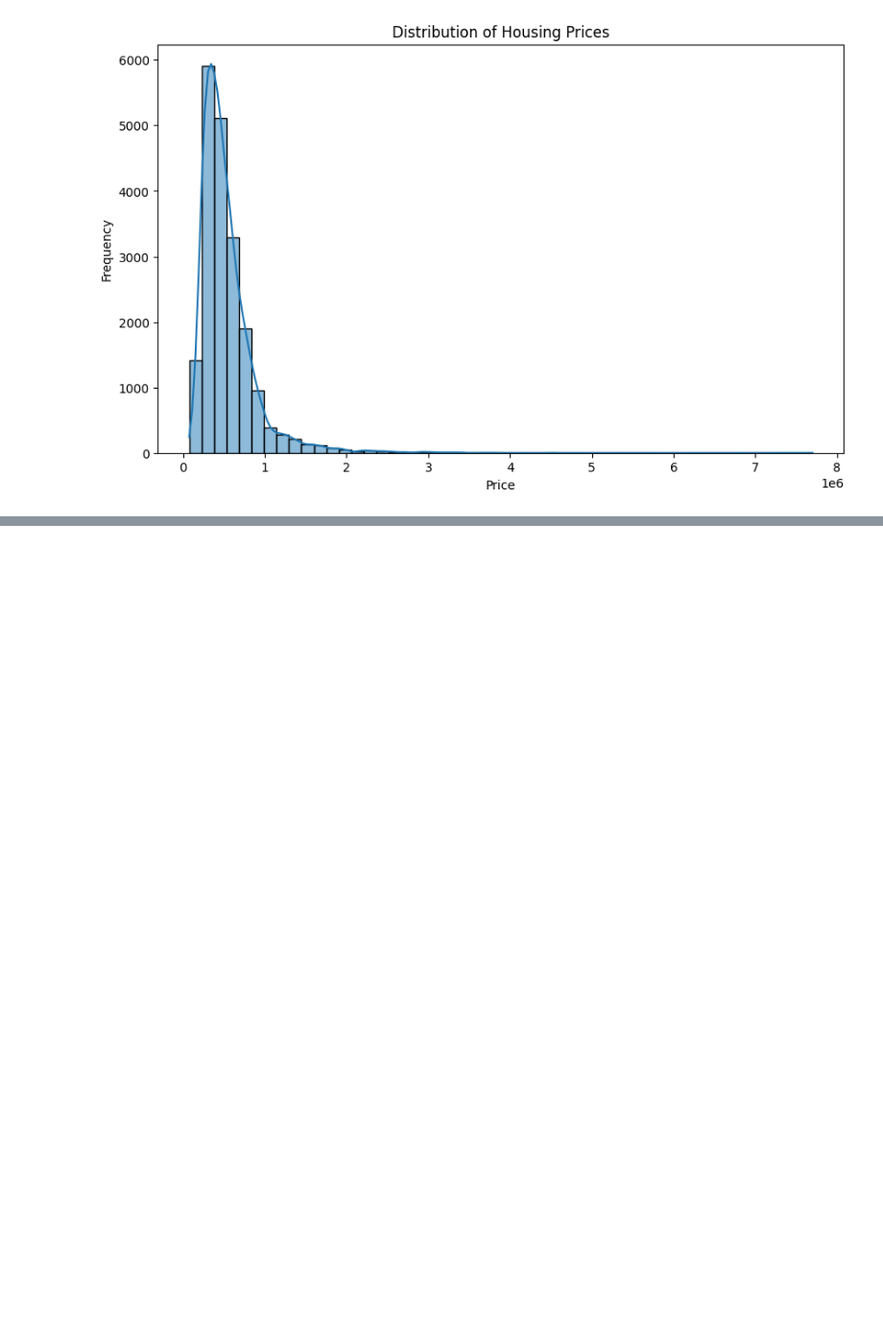
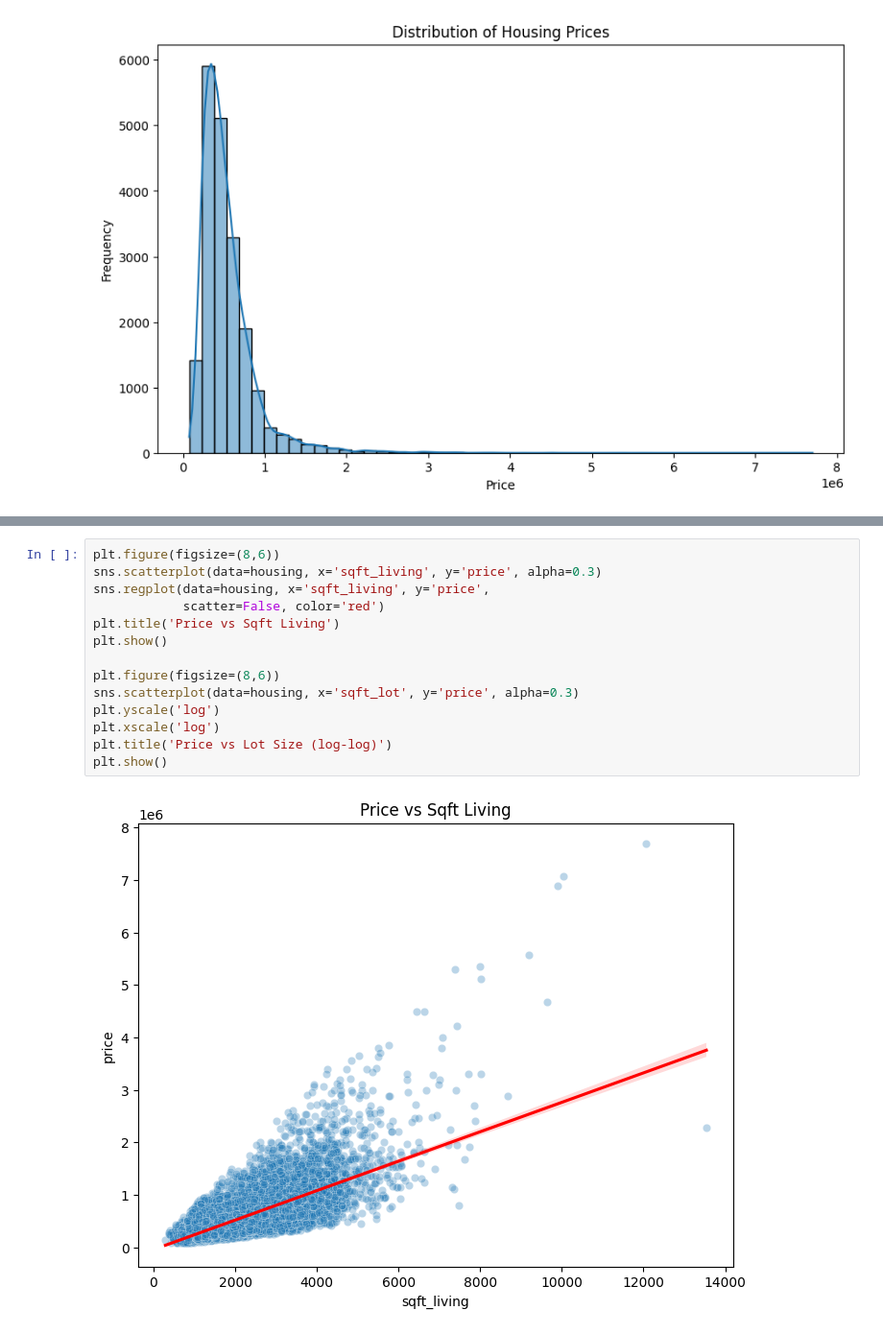
Before and after one commit to jacob-walker12/jacob-walker12.github.io, a Jupyter notebook: notebooks/starter_housing.ipynb, the cells around one changed output, grey strips where cells are left out. Shown at 96% size. Drawn from its saved outputs; the diff is of its cells as text; blank space fills up the shorter version.

```diff
--- a/notebooks/starter_housing.ipynb
+++ b/notebooks/starter_housing.ipynb
@@ -70,0 +164,16 @@ plt.show()
+# %%
+plt.figure(figsize=(8,6))
+sns.scatterplot(data=housing, x='sqft_living', y='price', alpha=0.3)
+sns.regplot(data=housing, x='sqft_living', y='price',
+            scatter=False, color='red')
+plt.title('Price vs Sqft Living')
+plt.show()
+
+plt.figure(figsize=(8,6))
+sns.scatterplot(data=housing, x='sqft_lot', y='price', alpha=0.3)
+plt.yscale('log')
+plt.xscale('log')
+plt.title('Price vs Lot Size (log-log)')
+plt.show()
+# %% [output]
+[figure, added]
```
Also changed, not shown: parts of 12 cells of this notebook.
